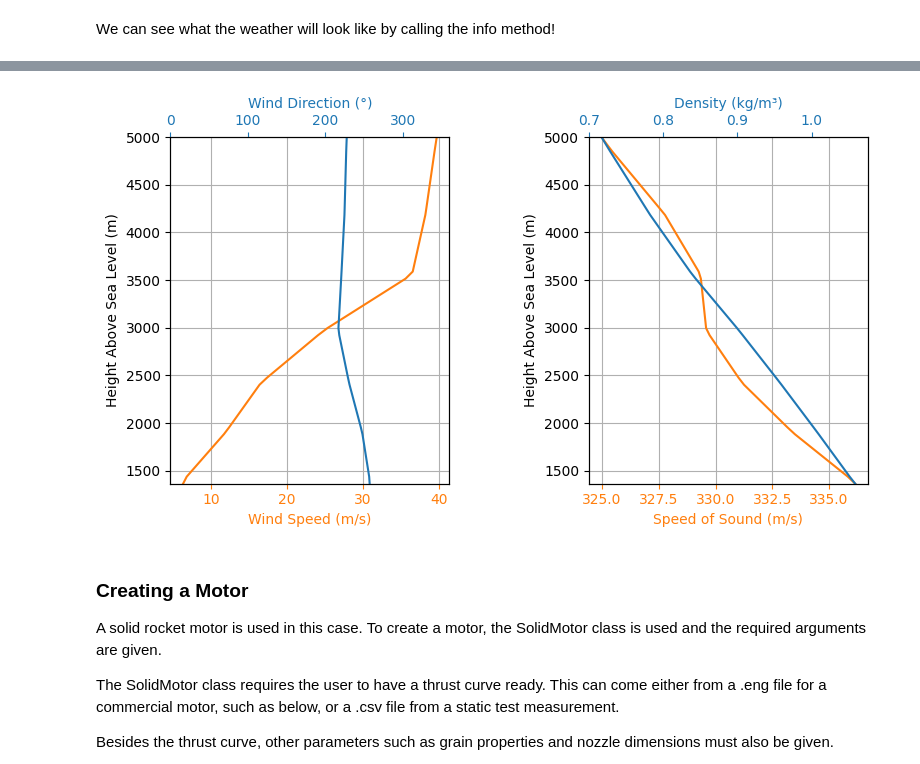
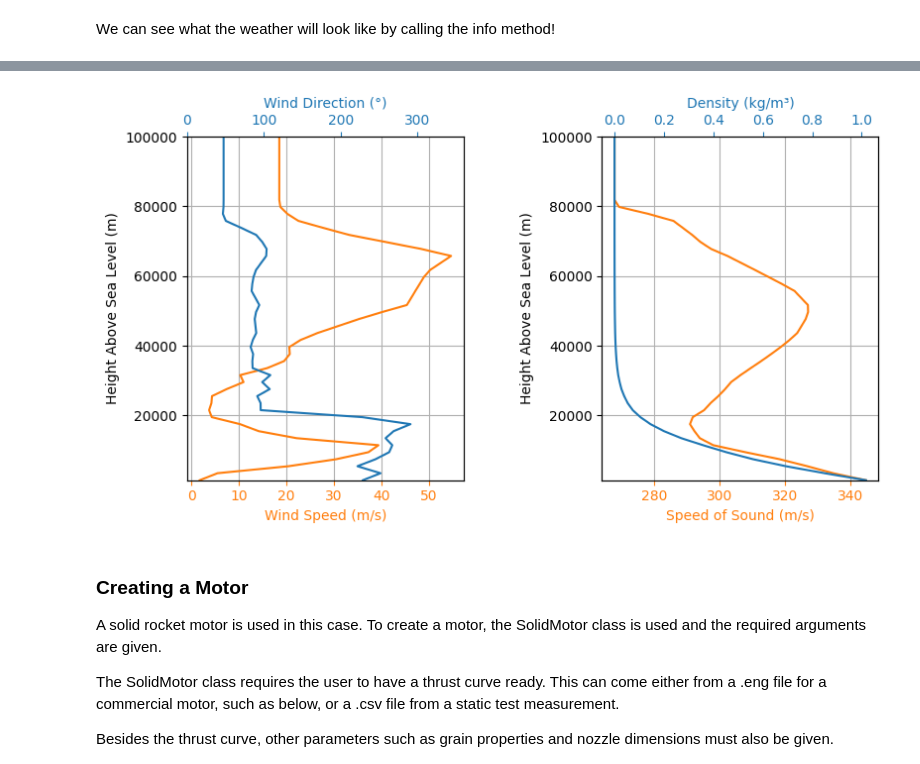
Before and after one commit to Berger-Stefan/rocketpy_spaceshoot, a Jupyter notebook: simulation.ipynb, the cells around one changed output, grey strips where cells are left out. Saved outputs shown, nothing was run; the diff lists cells and outputs as text; code cells hidden in the pictures.

```diff
--- a/simulation.ipynb
+++ b/simulation.ipynb
@@ -36,7 +36,7 @@ env.set_atmospheric_model(type="Forecast", file="GFS")
 # %% [markdown]
 We can see what the weather will look like by calling the info method!
 # %%
-env.max_expected_height = 5000  # adjust the plots to this height
+env.max_expected_height = 100000  # adjust the plots to this height
 env.info()
 # %% [output]
 Gravity Details
@@ -51,12 +51,12 @@ Launch Date: 2025-05-12 12:00:00 UTC
 Launch Site Latitude: 40.84440°
 Launch Site Longitude: -119.11230°
 Reference Datum: SIRGAS2000
 ... (30 lines left out)
 Flattening: 0.0034
 
 
 Atmospheric Model Plots
-[figure, old version]
+[figure, new version]
 # %% [markdown]
 ### Creating a Motor
 
```
Also changed, not shown: parts of 11 cells of this notebook, 4 other files.
